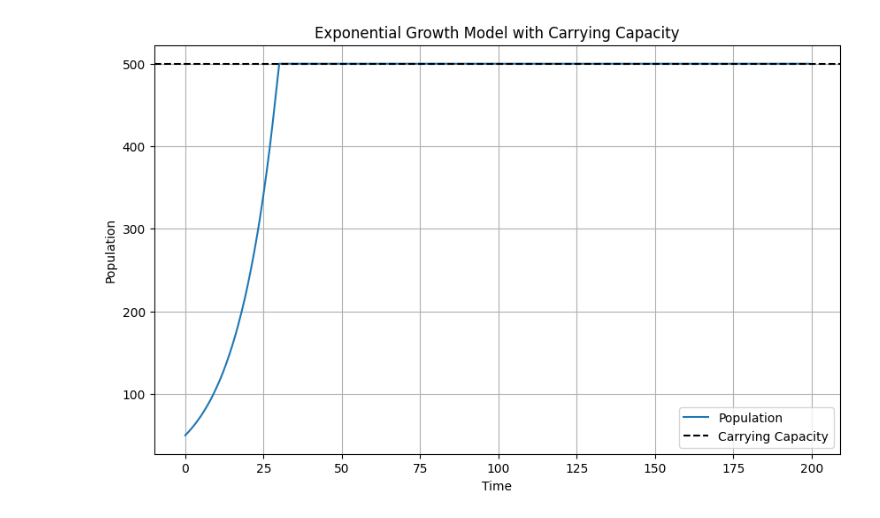
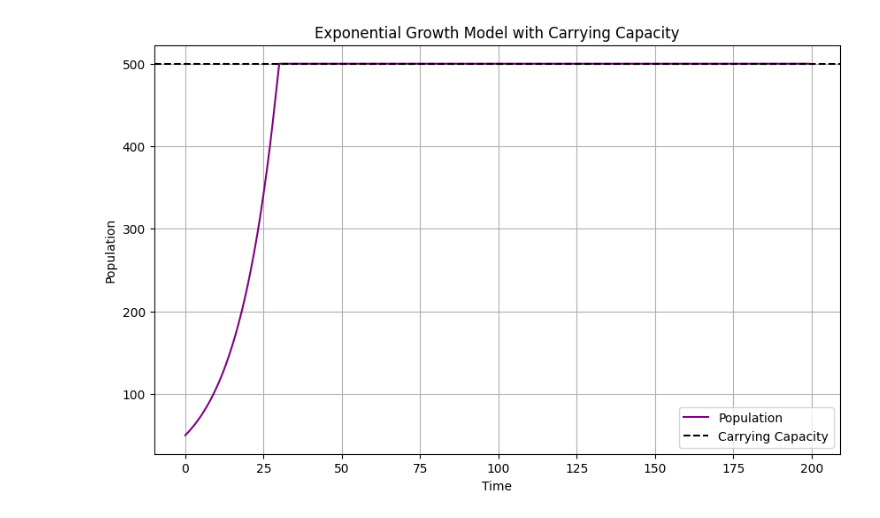
Before and after one commit to isabellac865/population_growth_models, a Jupyter notebook: 4_exponential_model2.ipynb, the cells around one changed output. Drawn from its saved outputs; the diff is of its cells as text; code cells hidden in the pictures.

Commit message:
labels

```diff
--- a/4_exponential_model2.ipynb
+++ b/4_exponential_model2.ipynb
@@ -24,32 +24,32 @@ def exp_growth_sol(b, d, K, P0, t):
 
 def plot_population(population, K, time_steps):
 
     plt.figure(figsize=(10, 6))
-    plt.plot(range(time_steps), population, label='Population')
+    plt.plot(range(time_steps), population, color='purple', label='Population')
     plt.axhline(y=K, color='black', linestyle='--', label='Carrying Capacity')
     plt.xlabel('Time')
     plt.ylabel('Population')
     plt.title('Exponential Growth Model with Carrying Capacity')
     plt.legend()
     plt.grid(True)
     plt.show()
 
 #Parameters
 def model():
     b = 0.1  #birth rate
     d = 0.02  #death rate
     K = 500  #carrying capacity
     P0 = 50  #initial population
     time_steps = 200  #number of time steps
     dt = 1  #time step size
 
     population = exp_growth_model(b, d, K, P0, time_steps, dt)
 
     #Plot results
     plot_population(population, K, time_steps)
 
 #Run main function
 if __name__ == "__main__":
     model()
 # %% [output]
-[figure, old version]
+[figure, new version]
```
